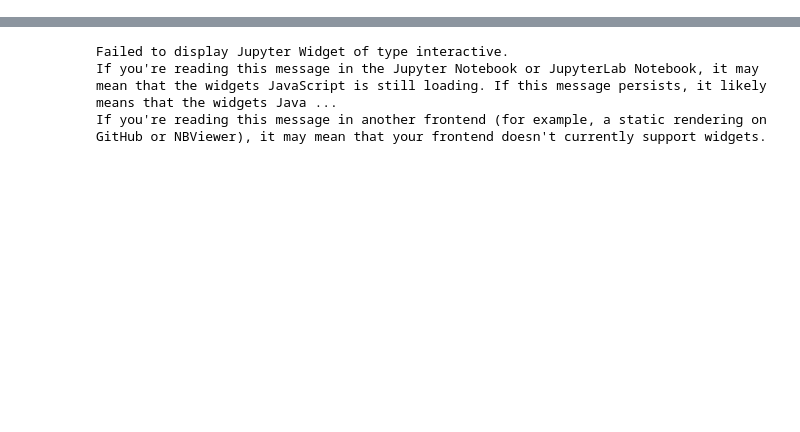
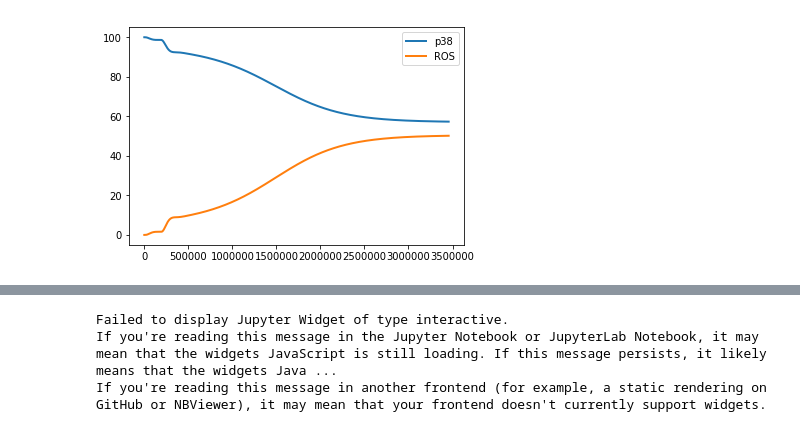
Before and after one commit to fyffep/p38-senescence-model, a Jupyter notebook: Passos2010_Replica.ipynb, the cells around one changed output, grey strips where cells are left out. Drawn from its saved outputs; the diff is of its cells as text; code cells hidden in the pictures; blank space fills up the shorter version.

```diff
--- a/Passos2010_Replica.ipynb
+++ b/Passos2010_Replica.ipynb
@@ -322,4 +341,11 @@ r = te.loada(model)
 TIME_LIMIT_DAYS = 12
 DAY = 60*60*24
 TIME_LIMIT = DAY*TIME_LIMIT_DAYS
+# %%
+#TEMP
+r.resetAll()
+r.simulate(0, DAY*40, 12000, ["time", "p38", "ROS"])
+r.plot()
+# %% [output]
+[figure, added]
 # %%
```
Also changed, not shown: parts of 22 cells of this notebook, 3 other files.
